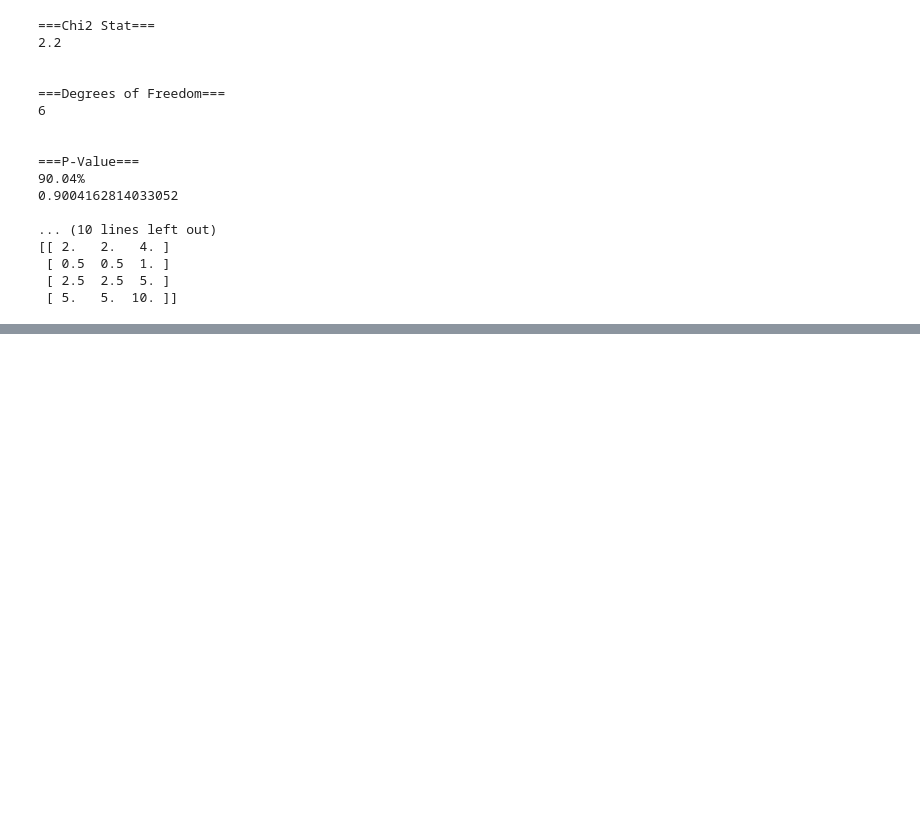
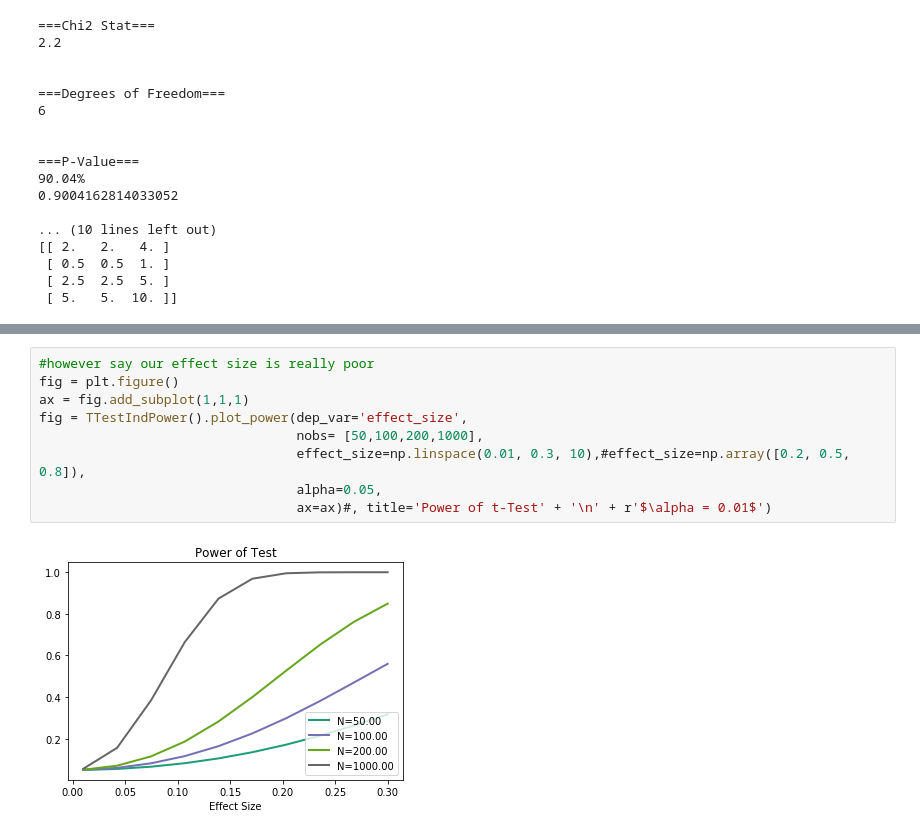
Before and after one commit to TG7789RR/pythonlearningx64, a Jupyter notebook: worked_stats_testing_examples.ipynb, the cells around one changed output, grey strips where cells are left out. Saved outputs shown, nothing was run; the diff lists cells and outputs as text; blank space fills up the shorter version.

```diff
--- a/worked_stats_testing_examples.ipynb
+++ b/worked_stats_testing_examples.ipynb
@@ -494,0 +596,11 @@ print(ex)
+# %%
+#however say our effect size is really poor
+fig = plt.figure()
+ax = fig.add_subplot(1,1,1)
+fig = TTestIndPower().plot_power(dep_var='effect_size',
+                                 nobs= [50,100,200,1000],
+                                 effect_size=np.linspace(0.01, 0.3, 10),#effect_size=np.array([0.2, 0.5, 0.8]),
+                                 alpha=0.05,
+                                 ax=ax)#, title='Power of t-Test' + '\n' + r'$\alpha = 0.01$')
+# %% [output]
+[figure, added]
```
Also changed, not shown: parts of 15 cells of this notebook.
